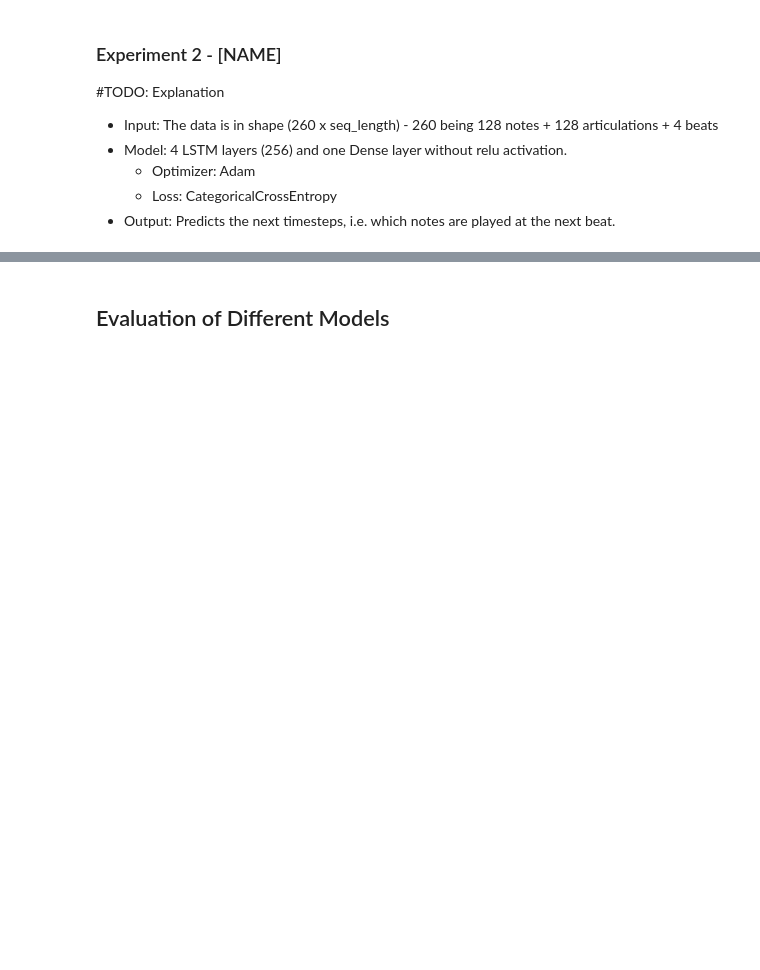
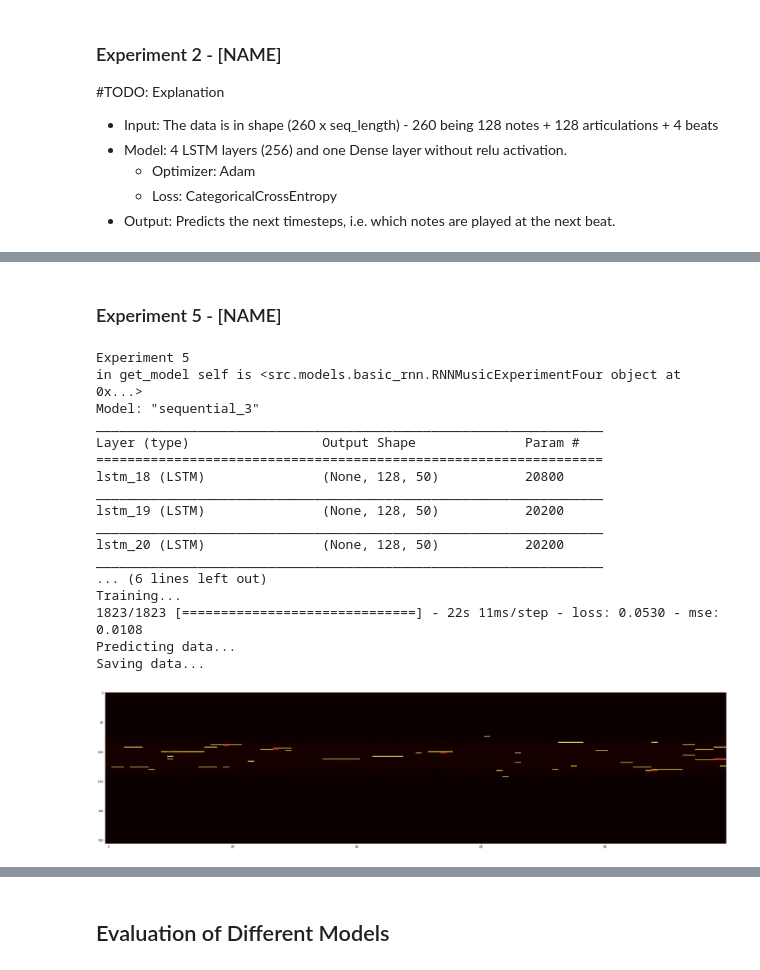
Before and after one commit to jannikjw/music_generation_rnn, a Jupyter notebook: rnn-music-generation.ipynb, the cells around one changed output, grey strips where cells are left out. Drawn from its saved outputs; the diff is of its cells as text; code cells hidden in the pictures; blank space fills up the shorter version.

```diff
--- a/rnn-music-generation.ipynb
+++ b/rnn-music-generation.ipynb
@@ -104,0 +150,31 @@ AttributeError: 'RNNMusicDataSetPreparer' object has no attribute 'all_midi_obj_
+# %% [markdown]
+### Experiment 5 - [NAME]
+# %%
+print("Experiment 5")
+exp5 = brnn.RNNMusicExperimentFour(
+    sequence_length=15,
+    learning_rate=0.01,
+    epochs=1,
+    batch_size=1,
+    num_music_files=1
+)
+exp5.run()
+# %% [output]
+Experiment 5
+in get_model self is <src.models.basic_rnn.RNNMusicExperimentFour object at 0x...>
+Model: "sequential_3"
+_________________________________________________________________
+Layer (type)                 Output Shape              Param #
+=================================================================
+lstm_18 (LSTM)               (None, 128, 50)           20800
+_________________________________________________________________
+lstm_19 (LSTM)               (None, 128, 50)           20200
+_________________________________________________________________
+lstm_20 (LSTM)               (None, 128, 50)           20200
+_________________________________________________________________
+... (6 lines left out)
+Training...
+1823/1823 [==============================] - 22s 11ms/step - loss: 0.0530 - mse: 0.0108
+Predicting data...
+Saving data...
+[figure, added]
```
Also changed, not shown: parts of 13 cells of this notebook, 5 other files.
